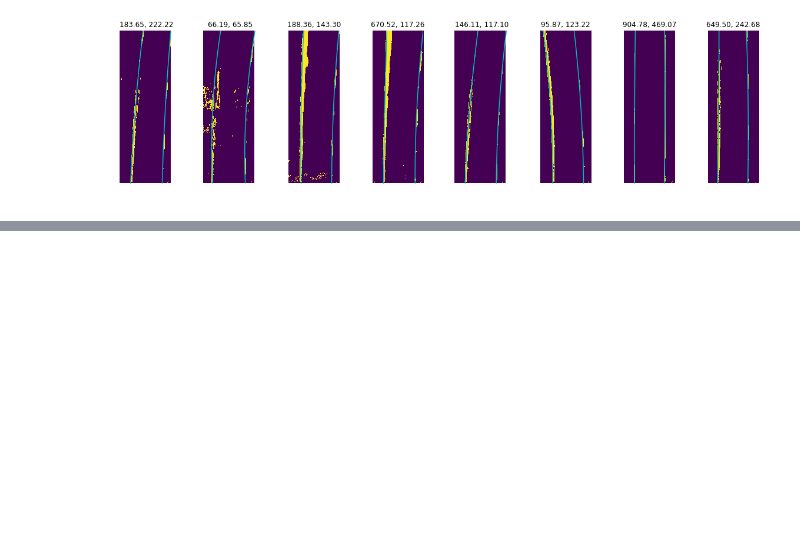
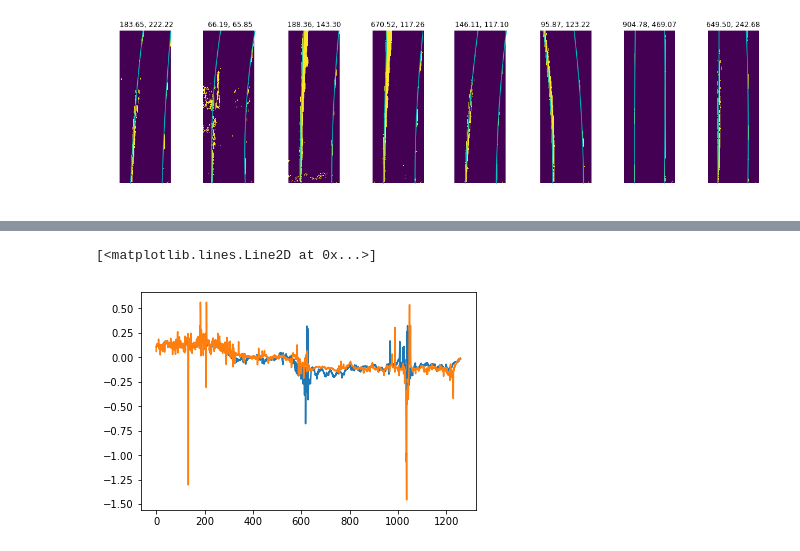
Before and after one commit to semeniuta/CarND-Advanced-Lane-Lines, a Jupyter notebook: 8_curvature_and_pos.ipynb, the cells around one changed output, grey strips where cells are left out. Cells and saved outputs as stored; diff of their text form; code cells hidden in the pictures; blank space fills up the shorter version.

```diff
--- a/8_curvature_and_pos.ipynb
+++ b/8_curvature_and_pos.ipynb
@@ -90,0 +115,6 @@ for i, im in enumerate(test_images_undist):
+# %%
+plt.plot(all_p_coefs_left[:, 1])
+plt.plot(all_p_coefs_right[:, 1])
+# %% [output]
+[<matplotlib.lines.Line2D at 0x...>]
+[figure, added]
```
Also changed, not shown: parts of 11 cells of this notebook.
